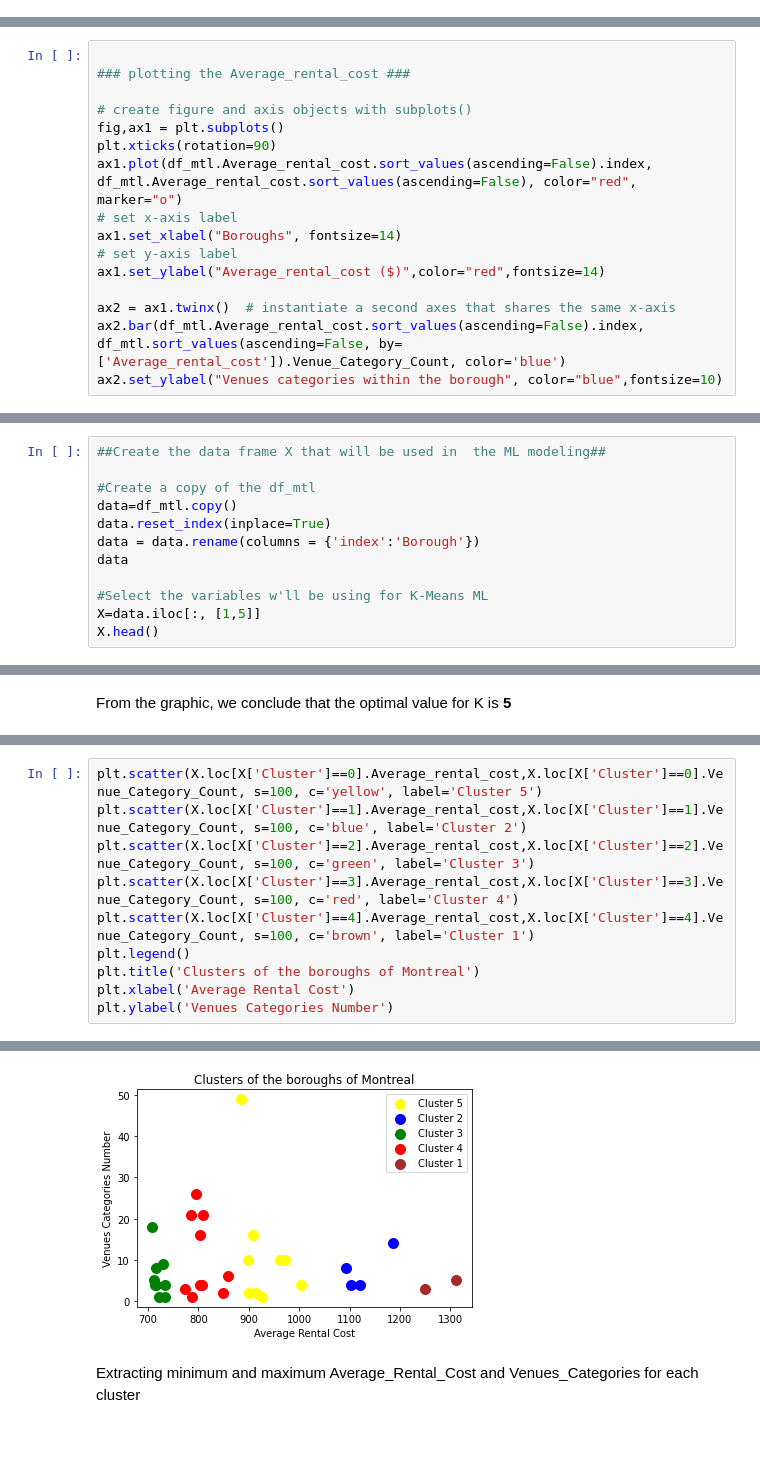
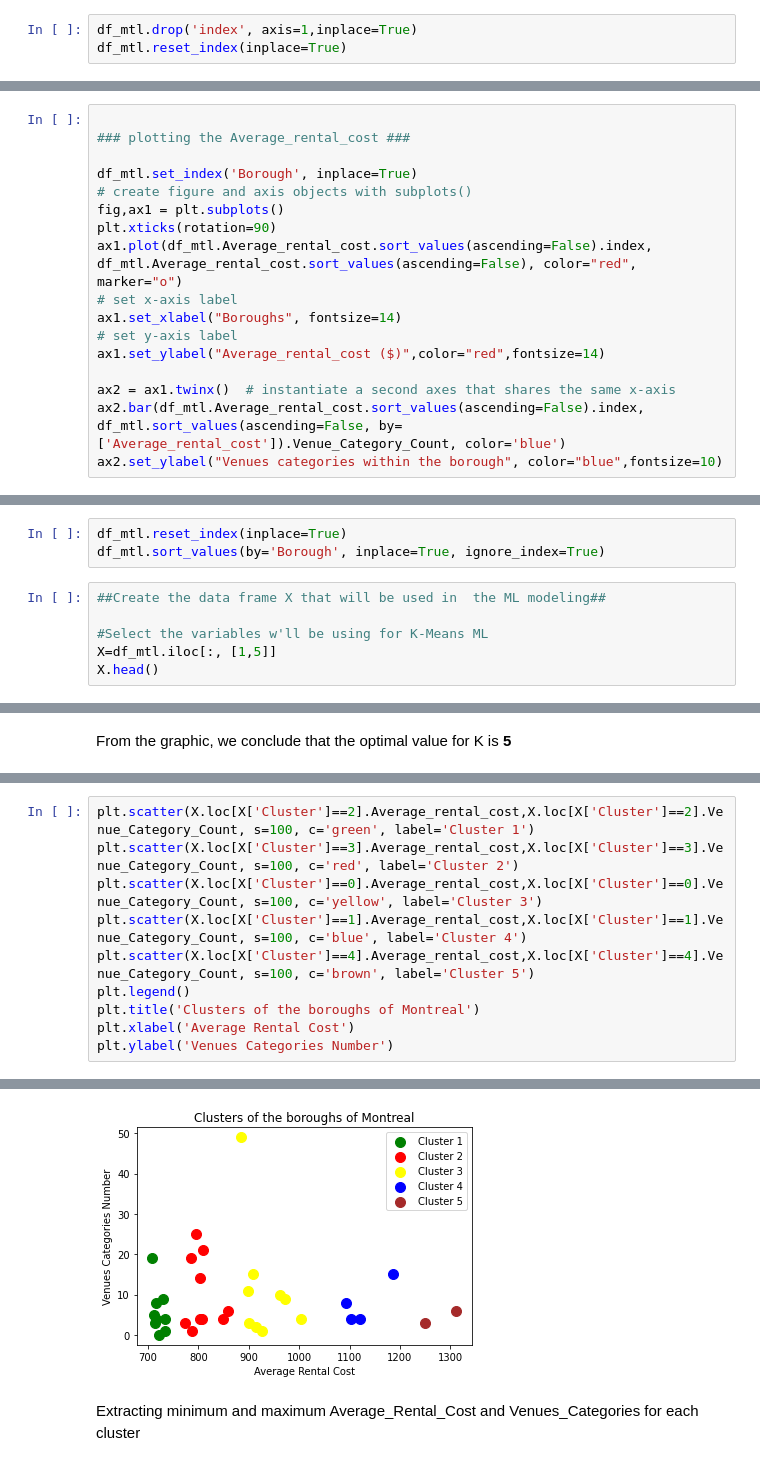
Before and after one commit to Desperados113/Capstone-Projetc, a Jupyter notebook: Capstone_Project3.ipynb, the cells around one changed output, grey strips where cells are left out. Cells and saved outputs as stored; diff of their text form; blank space fills up the shorter version.

```diff
--- a/Capstone_Project3.ipynb
+++ b/Capstone_Project3.ipynb
@@ -503,0 +569,3 @@ Text(0, 0.5, 'Venues categories within the borough')
+# %%
+df_mtl.drop('index', axis=1,inplace=True)
+df_mtl.reset_index(inplace=True)
@@ -507,6 +612,7 @@ Text(0, 0.5, 'Venues categories within the borough')
 
 ### plotting the Average_rental_cost ###
 
+df_mtl.set_index('Borough', inplace=True)
 # create figure and axis objects with subplots()
 fig,ax1 = plt.subplots()
 plt.xticks(rotation=90)
@@ -527,17 +633,14 @@ Text(0, 0.5, 'Venues categories within the borough')
 # %% [markdown]
 To more help immigrants planing to settle in Montreal, a globl comparaison of the boroughs sould be done, based on their average rental cost and the information about the venues they encompass. Therfore, clustreing the boroughs based on these data is a good avenue.  \
 For this purpose, we will be applying the k-means algorithm, as it's a clustring algorithm that will help us group boroughs in different clusters so we can define how similar boroughs are, according to the cluster they belong to.
+# %%
+df_mtl.reset_index(inplace=True)
+df_mtl.sort_values(by='Borough', inplace=True, ignore_index=True)
 # %%
 ##Create the data frame X that will be used in  the ML modeling##
 
-#Create a copy of the df_mtl
-data=df_mtl.copy()
-data.reset_index(inplace=True)
-data = data.rename(columns = {'index':'Borough'})
-data
-
 #Select the variables w'll be using for K-Means ML
-X=data.iloc[:, [1,5]]
+X=df_mtl.iloc[:, [1,5]]
 X.head()
 # %% [output]
 |  | Average_rental_cost | Venue_Category_Count |
@@ -589,15 +692,15 @@ See the caveats in the documentation: https://pandas.pydata.org/pandas-docs/stab
 # %%
-plt.scatter(X.loc[X['Cluster']==0].Average_rental_cost,X.loc[X['Cluster']==0].Venue_Category_Count, s=100, c='yellow', label='Cluster 5')
-plt.scatter(X.loc[X['Cluster']==1].Average_rental_cost,X.loc[X['Cluster']==1].Venue_Category_Count, s=100, c='blue', label='Cluster 2')
-plt.scatter(X.loc[X['Cluster']==2].Average_rental_cost,X.loc[X['Cluster']==2].Venue_Category_Count, s=100, c='green', label='Cluster 3')
-plt.scatter(X.loc[X['Cluster']==3].Average_rental_cost,X.loc[X['Cluster']==3].Venue_Category_Count, s=100, c='red', label='Cluster 4')
-plt.scatter(X.loc[X['Cluster']==4].Average_rental_cost,X.loc[X['Cluster']==4].Venue_Category_Count, s=100, c='brown', label='Cluster 1')
+plt.scatter(X.loc[X['Cluster']==2].Average_rental_cost,X.loc[X['Cluster']==2].Venue_Category_Count, s=100, c='green', label='Cluster 1')
+plt.scatter(X.loc[X['Cluster']==3].Average_rental_cost,X.loc[X['Cluster']==3].Venue_Category_Count, s=100, c='red', label='Cluster 2')
+plt.scatter(X.loc[X['Cluster']==0].Average_rental_cost,X.loc[X['Cluster']==0].Venue_Category_Count, s=100, c='yellow', label='Cluster 3')
+plt.scatter(X.loc[X['Cluster']==1].Average_rental_cost,X.loc[X['Cluster']==1].Venue_Category_Count, s=100, c='blue', label='Cluster 4')
+plt.scatter(X.loc[X['Cluster']==4].Average_rental_cost,X.loc[X['Cluster']==4].Venue_Category_Count, s=100, c='brown', label='Cluster 5')
 plt.legend()
 plt.title('Clusters of the boroughs of Montreal')
 plt.xlabel('Average Rental Cost')
 plt.ylabel('Venues Categories Number')
 # %% [output]
 Text(0, 0.5, 'Venues Categories Number')
-[figure, old version]
+[figure, new version]
 # %% [markdown]
 Extracting minimum and maximum Average_Rental_Cost and Venues_Categories for each cluster
```
Also changed, not shown: parts of 65 cells of this notebook.
